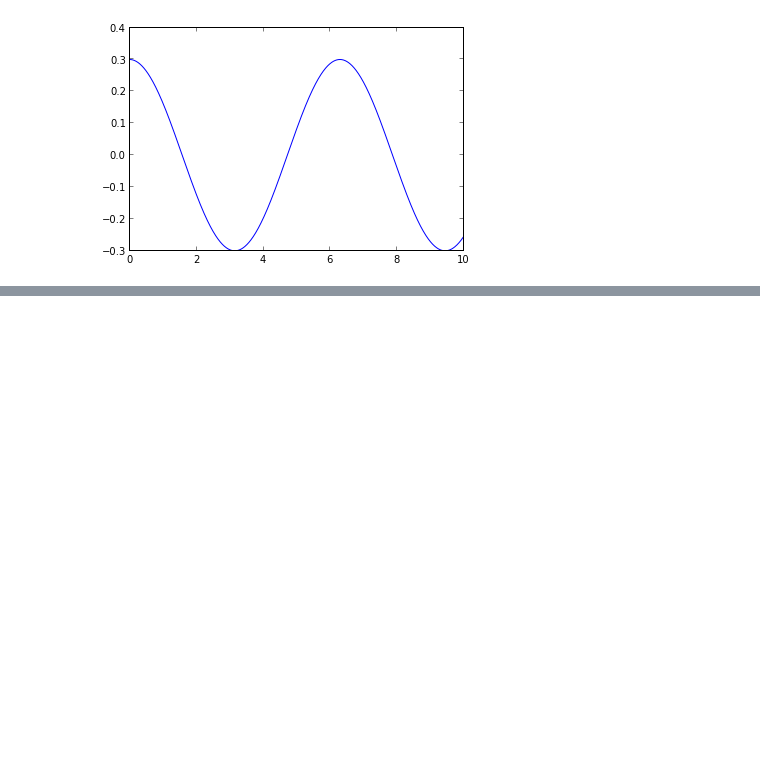
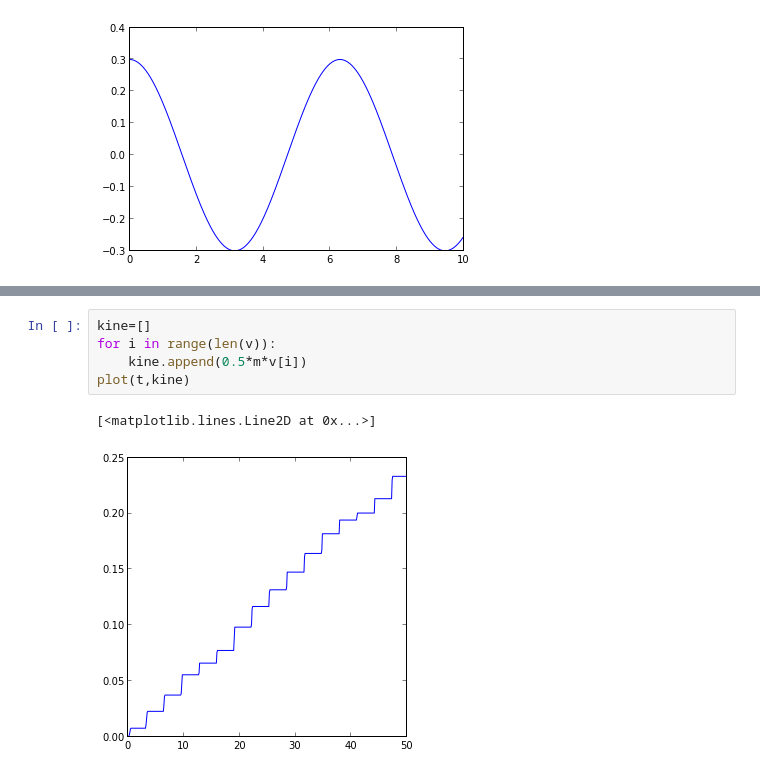
Before and after one commit to daniel-lozano/Aceleradores, a Jupyter notebook: ciclotron .ipynb, the cells around one changed output, grey strips where cells are left out. Saved outputs shown, nothing was run; the diff lists cells and outputs as text; blank space fills up the shorter version.

```diff
--- a/ciclotron .ipynb
+++ b/ciclotron .ipynb
@@ -167,0 +190,8 @@ savefig("ciclo.png")
+# %%
+kine=[]
+for i in range(len(v)):
+    kine.append(0.5*m*v[i])
+plot(t,kine)
+# %% [output]
+[<matplotlib.lines.Line2D at 0x...>]
+[figure, added]
```
Also changed, not shown: parts of 6 cells of this notebook, 12 other files.
